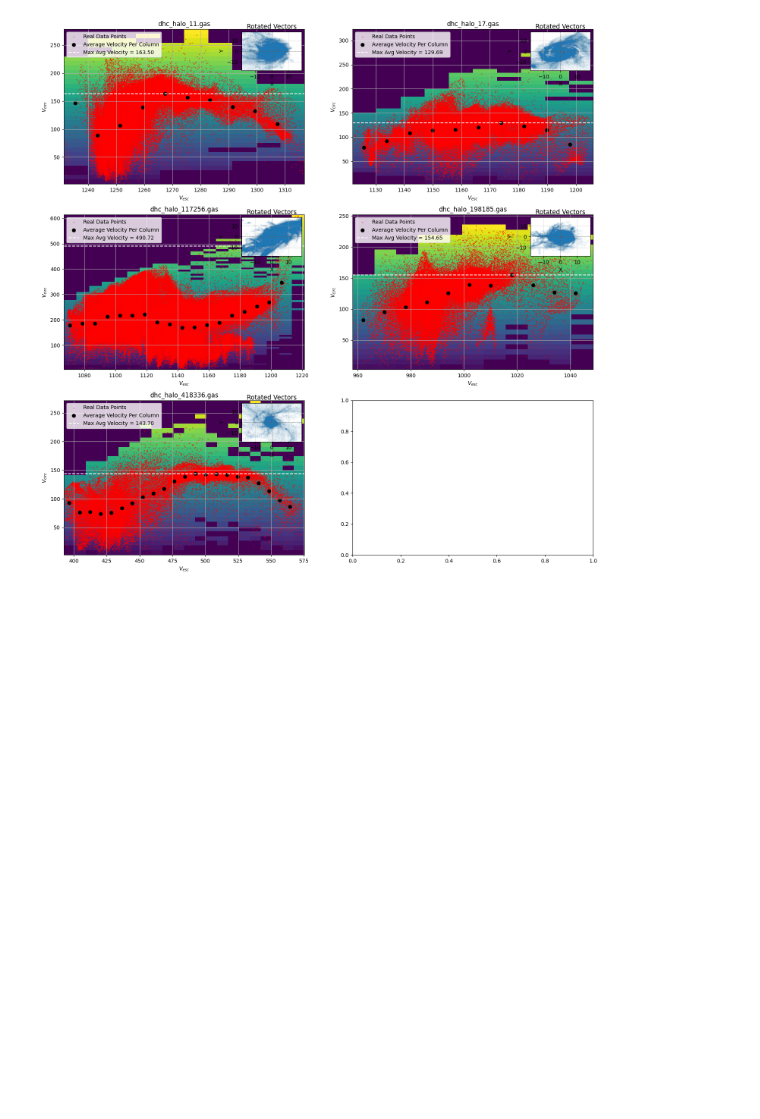
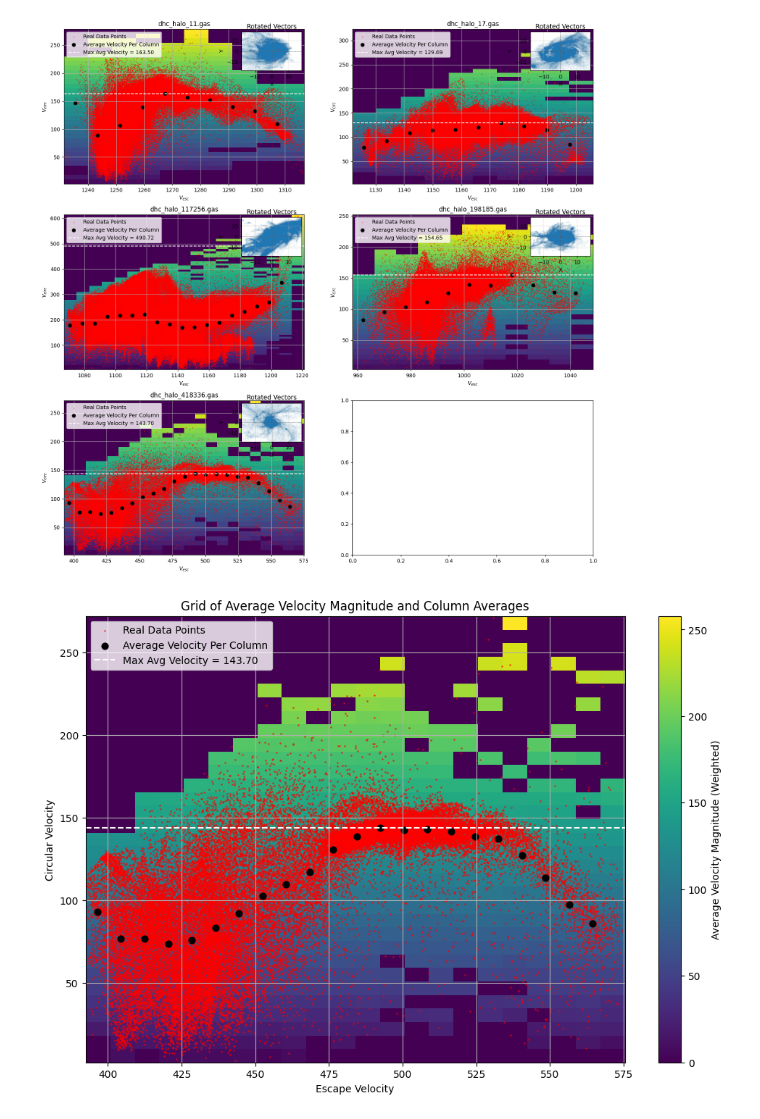
Before and after one commit to danielhcertuche/SpiralStructure-Analysis-IllustrisTNG50, a Jupyter notebook: VelocityEscapeFilter.ipynb, the cells around one changed output. Cells and saved outputs as stored; diff of their text form; code cells hidden in the pictures; blank space fills up the shorter version.

```diff
--- a/VelocityEscapeFilter.ipynb
+++ b/VelocityEscapeFilter.ipynb
@@ -198,3 +198,23 @@ for idx, file_path in enumerate(halo_files):
 plt.show();
 # %% [output]
 [figure]
+# %%
+plt.figure(figsize=(12, 8))
+
+# Graficar el promedio ponderado en cada celda
+plt.imshow(grid_data, origin='lower', aspect='auto', extent=[v_esc_min, v_esc_max, v_circ_min, v_circ_max], cmap='viridis')
+plt.colorbar(label='Average Velocity Magnitude (Weighted)')
+plt.scatter(processed_data['escape_velocity'], processed_data['velocity_magnitude'], color='red', s=1, alpha=0.5, label='Real Data Points')
+plt.scatter(v_esc_midpoints, weighted_avg_velocity_per_column, color='black', s=40, label='Average Velocity Per Column')
+
+# Graficar la línea horizontal del valor promedio máximo
+plt.axhline(y=max_avg_velocity, color='white', linestyle='--', label=f'Max Avg Velocity = {max_avg_velocity:.2f}')
+
+plt.title('Grid of Average Velocity Magnitude and Column Averages')
+plt.xlabel('Escape Velocity')
+plt.ylabel('Circular Velocity')
+plt.legend()
+plt.grid(True)
+plt.show()
+# %% [output]
+[figure, added]
```
Also changed, not shown: parts of 1 cell of this notebook.
